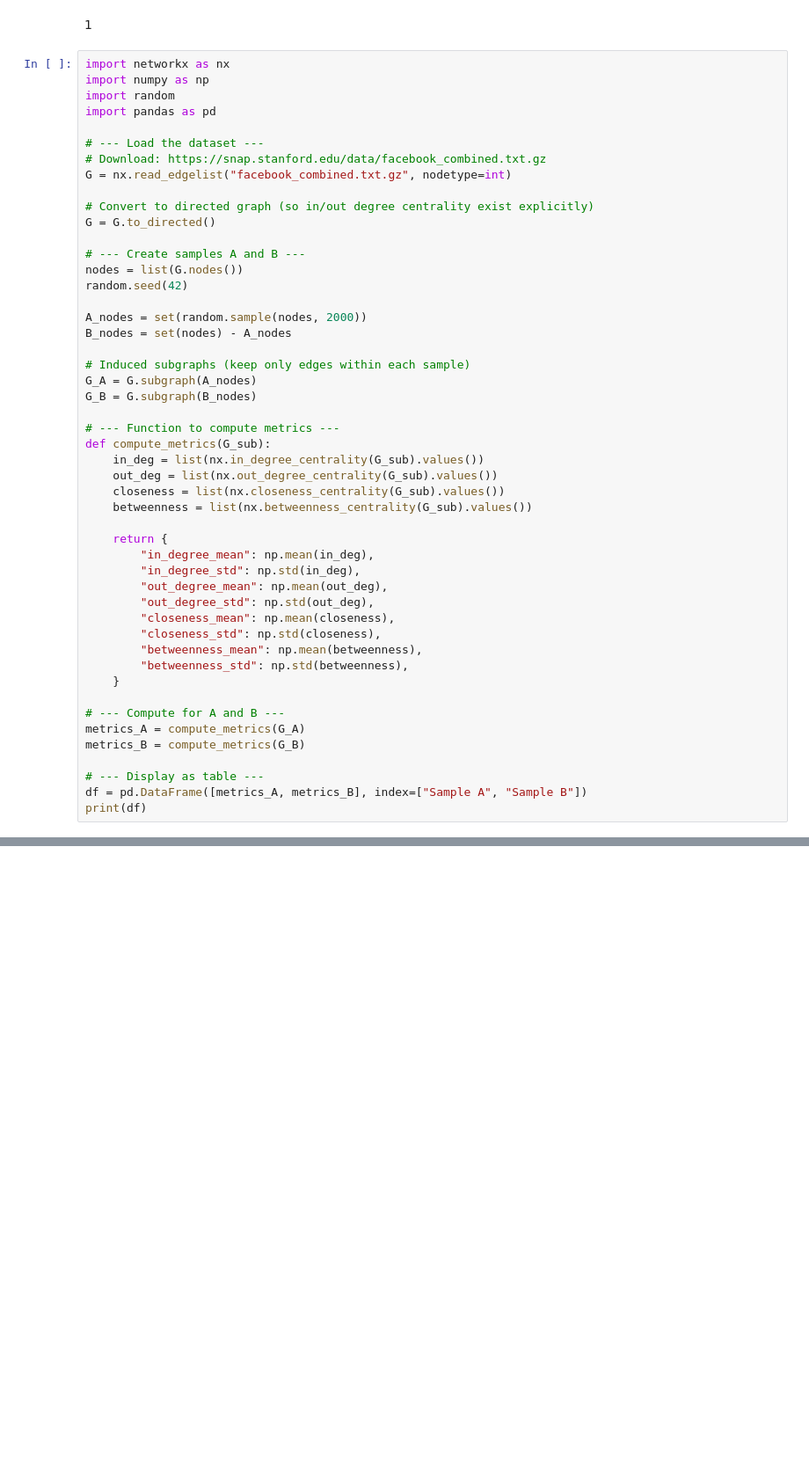
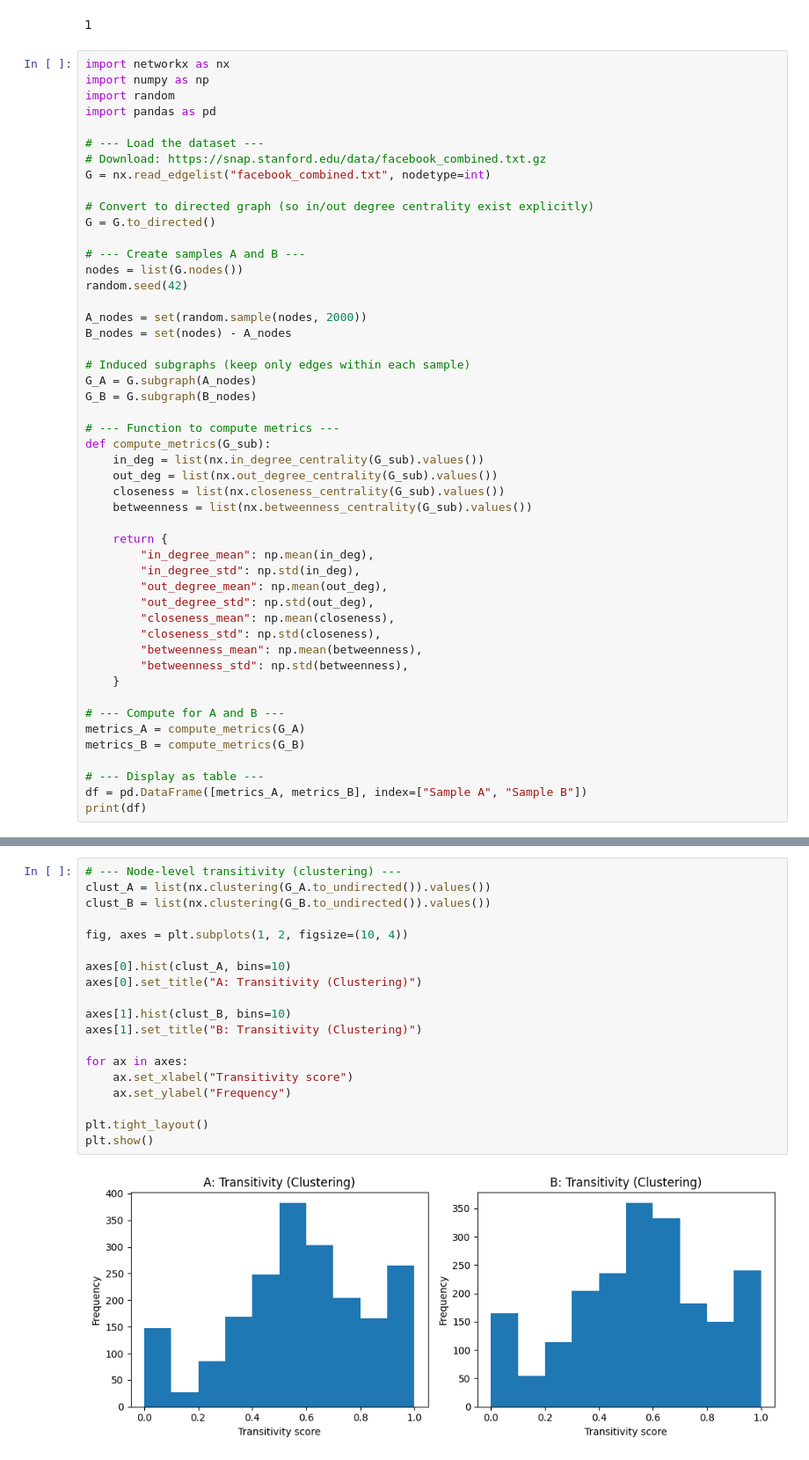
Before and after one commit to NiklasHeikkila/SNA_Project_12bisbis, a Jupyter notebook: project.ipynb, the cells around one changed output, grey strips where cells are left out. Shown at 88% size. Cells and saved outputs as stored; diff of their text form; blank space fills up the shorter version.

```diff
--- a/project.ipynb
+++ b/project.ipynb
@@ -8,7 +8,7 @@ import pandas as pd
 
 # --- Load the dataset ---
 # Download: https://snap.stanford.edu/data/facebook_combined.txt.gz
-G = nx.read_edgelist("facebook_combined.txt.gz", nodetype=int)
+G = nx.read_edgelist("facebook_combined.txt", nodetype=int)
 
 # Convert to directed graph (so in/out degree centrality exist explicitly)
 G = G.to_directed()
@@ -53,0 +225,21 @@ ModuleNotFoundError: No module named 'networkx'
+# %%
+# --- Node-level transitivity (clustering) ---
+clust_A = list(nx.clustering(G_A.to_undirected()).values())
+clust_B = list(nx.clustering(G_B.to_undirected()).values())
+
+fig, axes = plt.subplots(1, 2, figsize=(10, 4))
+
+axes[0].hist(clust_A, bins=10)
+axes[0].set_title("A: Transitivity (Clustering)")
+
+axes[1].hist(clust_B, bins=10)
+axes[1].set_title("B: Transitivity (Clustering)")
+
+for ax in axes:
+    ax.set_xlabel("Transitivity score")
+    ax.set_ylabel("Frequency")
+
+plt.tight_layout()
+plt.show()
+# %% [output]
+[figure, added]
```
Also changed, not shown: parts of 14 cells of this notebook.
